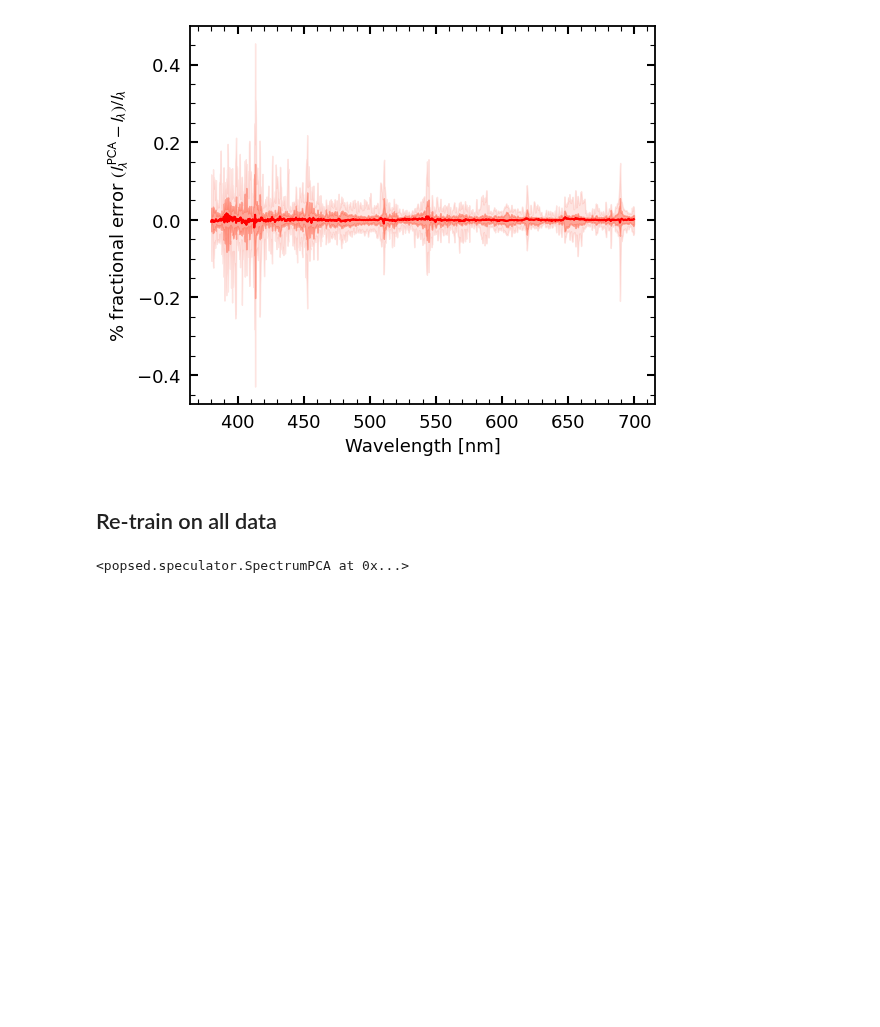
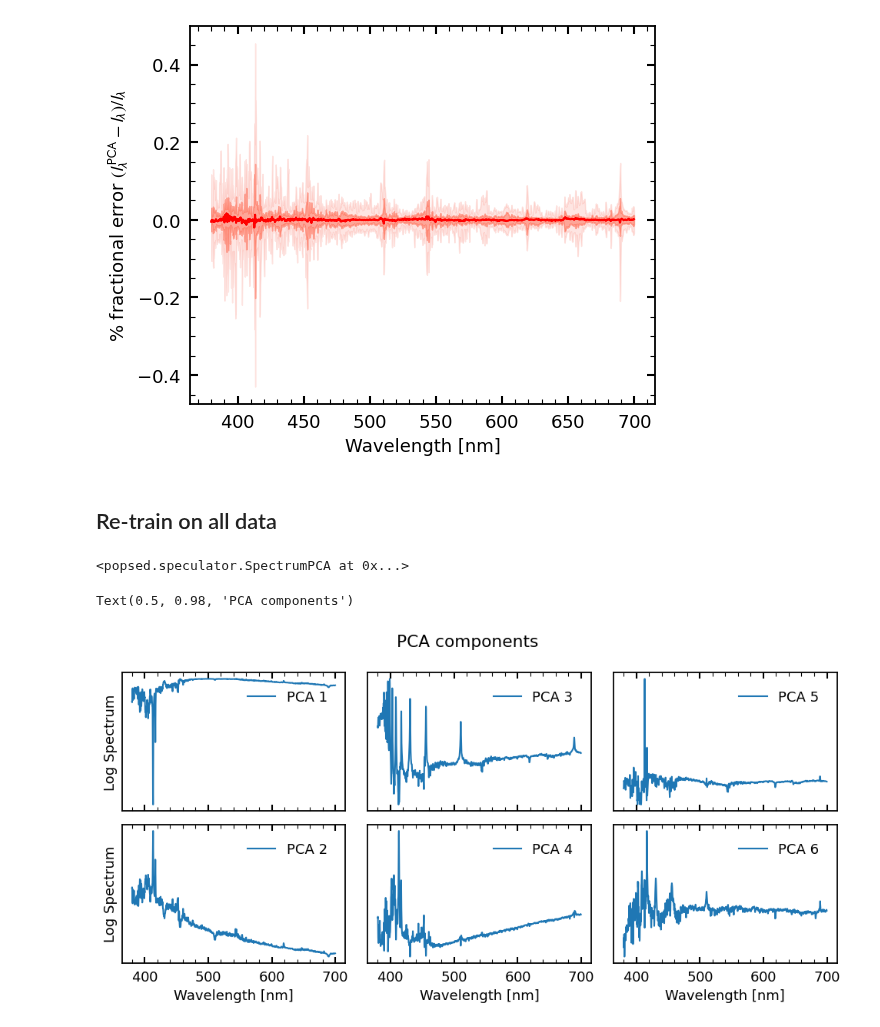
Before and after one commit to AstroJacobLi/popsed, a Jupyter notebook: notebooks/forward_model/PCA_components.ipynb, the cells around one changed output. Saved outputs shown, nothing was run; the diff lists cells and outputs as text; code cells hidden in the pictures; blank space fills up the shorter version.

```diff
--- a/notebooks/forward_model/PCA_components.ipynb
+++ b/notebooks/forward_model/PCA_components.ipynb
@@ -52,7 +52,7 @@ Text(0.5, 0, 'Wavelength [nm]')
 # %% [markdown]
 ## Re-train on all data
 # %%
-pca = SpectrumPCA(9, 1600, 10, ['./train_sed/log_spec_all.npy'], ['./train_sed/param_all.npy'])
+pca = SpectrumPCA(9, 1600, 30, ['./train_sed/log_spec_all.npy'], ['./train_sed/param_all.npy'])
 pca.compute_spectrum_parameters_shift_and_scale()
 pca.train_pca()
 pca.transform_and_stack_training_data(filename='./train_sed/pca', retain=True)
@@ -62,3 +62,24 @@ pca.save('./train_sed/pca_trained.pkl')
 pca
 # %% [output]
 <popsed.speculator.SpectrumPCA at 0x...>
+# %%
+fig, axes = plt.subplots(2, 3, figsize=(12, 5), sharex=True)
+
+x = np.arange(3800, 7000, 2) / 10
+
+for i in range(6):
+    ax = axes[i % 2, i // 2]
+    ax.plot(x, pca.PCA.components_[i], label=f'PCA {i + 1}')
+    ax.set_yticks([])
+    ax.legend(loc='upper right')
+
+axes[0][0].set_ylabel('Log Spectrum')
+axes[1][0].set_ylabel('Log Spectrum')
+
+for k in range(3):
+    axes[1][k].set_xlabel('Wavelength [nm]')
+
+plt.suptitle('PCA components')
+# %% [output]
+Text(0.5, 0.98, 'PCA components')
+[figure, added]
```
Also changed, not shown: parts of 3 cells of this notebook, 4 other files.
